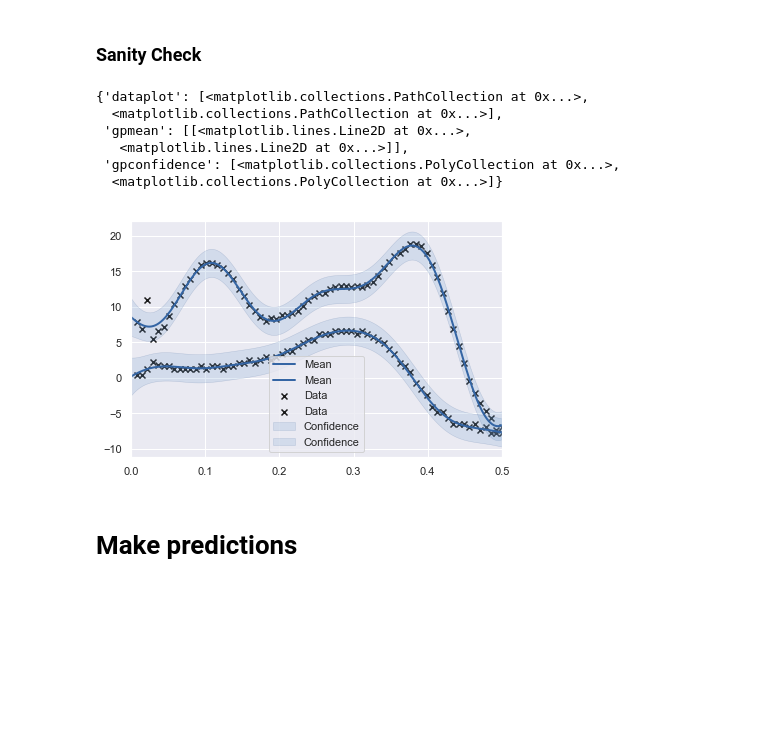
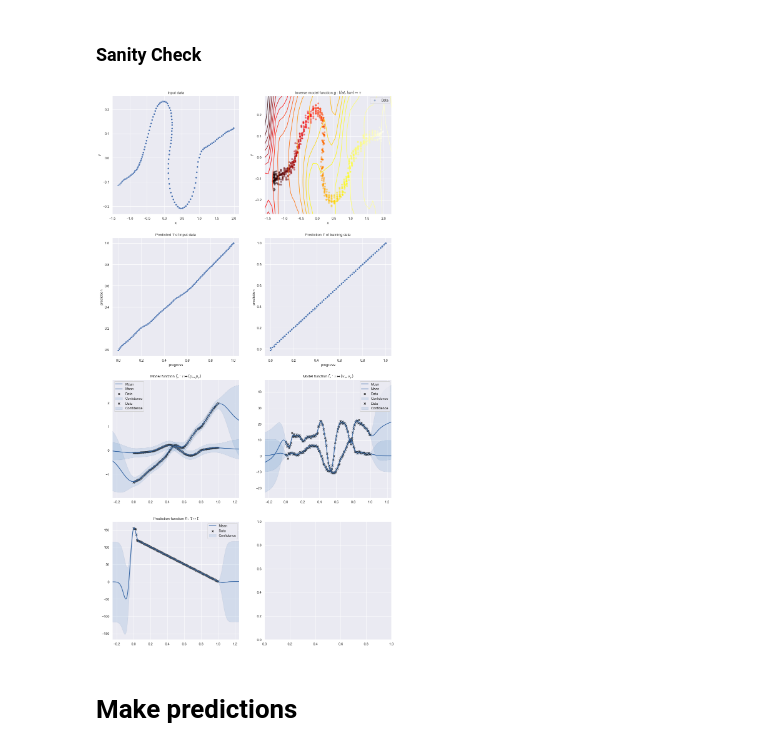
Before and after one commit to SebastianCallh/master-thesis, a Jupyter notebook: model/model.ipynb, the cells around one changed output. Saved outputs shown, nothing was run; the diff lists cells and outputs as text; code cells hidden in the pictures; blank space fills up the shorter version.

```diff
--- a/model/model.ipynb
+++ b/model/model.ipynb
@@ -155,7 +155,7 @@ def normaliser_for_seg(seg_n: int):
 # %% [markdown]
 ## Pre processing logic
 # %%
-from model import stop_compress
+from numpy import ndarray
 import math
 
 def drop_start_dwell(data: DataFrame):
@@ -164,13 +164,13 @@ def drop_start_dwell(data: DataFrame):
 
 
 def take_fraction(data, r):
-    n = int(np.round(r*data.shape[0]))
-    return data.iloc[:n]
+    return data[data.tau <= r]
+    #n = int(np.round(r*data.shape[0]))
+    #return data.iloc[:n]
 
 
-def compute_tau(data: DataFrame) -> [float]:
-    N = data.shape[0]
-    return [(x + 1) / N for x in range(N)]
+def compute_tau(data: DataFrame) -> ndarray:
+    return np.linspace(0, 1, data.shape[0])
 
 
 def compute_time_left(data: DataFrame) -> DataFrame:
@@ -214,9 +214,8 @@ def compute_velocity_from_pos(data: DataFrame):
     return dx, dy
 
 
-def pre_process(data: DataFrame, stop_compress_delta: float, r: float = 1) -> DataFrame:
+def pre_process(data: DataFrame, stop_compress_delta: float, fraction_observed: float = 1) -> DataFrame:
     data = compute_time_left(data)
-    data = take_fraction(data, r)
 
     data = stop_compress(data, stop_compress_delta)
     dx, dy = compute_velocity_from_pos(data)
@@ -224,6 +223,7 @@ def pre_process(data: DataFrame, stop_compress_delta: float, r: float = 1) -> Da
     data['dy'] = dy
 
     data['tau'] = compute_tau(data)
+    data = take_fraction(data, fraction_observed)
     normaliser = normaliser_for_seg(data.iloc[0].seg)
     return normaliser['scale'](data)
 # %% [markdown]
@@ -440,15 +671,11 @@ with conn:
 ### Sanity Check
 # %%
 #plot_model(models[10])
-models[test_traj_ix].f_v.model.plot(plot_limits=[0, fraction_observed])
+#models[test_traj_ix].f_v.model #.plot(plot_limits=[0, fraction_observed])
+plot_model(models[2], seg,
+    f_p_codomain, f_v_codomain)
 # %% [output]
-{'dataplot': [<matplotlib.collections.PathCollection at 0x...>,
-  <matplotlib.collections.PathCollection at 0x...>],
- 'gpmean': [[<matplotlib.lines.Line2D at 0x...>,
-   <matplotlib.lines.Line2D at 0x...>]],
- 'gpconfidence': [<matplotlib.collections.PolyCollection at 0x...>,
-  <matplotlib.collections.PolyCollection at 0x...>]}
-[figure, old version]
+[figure, new version]
 # %% [markdown]
 # Make predictions
 # %%
```
Also changed, not shown: parts of 9 cells of this notebook, 1 other file.
